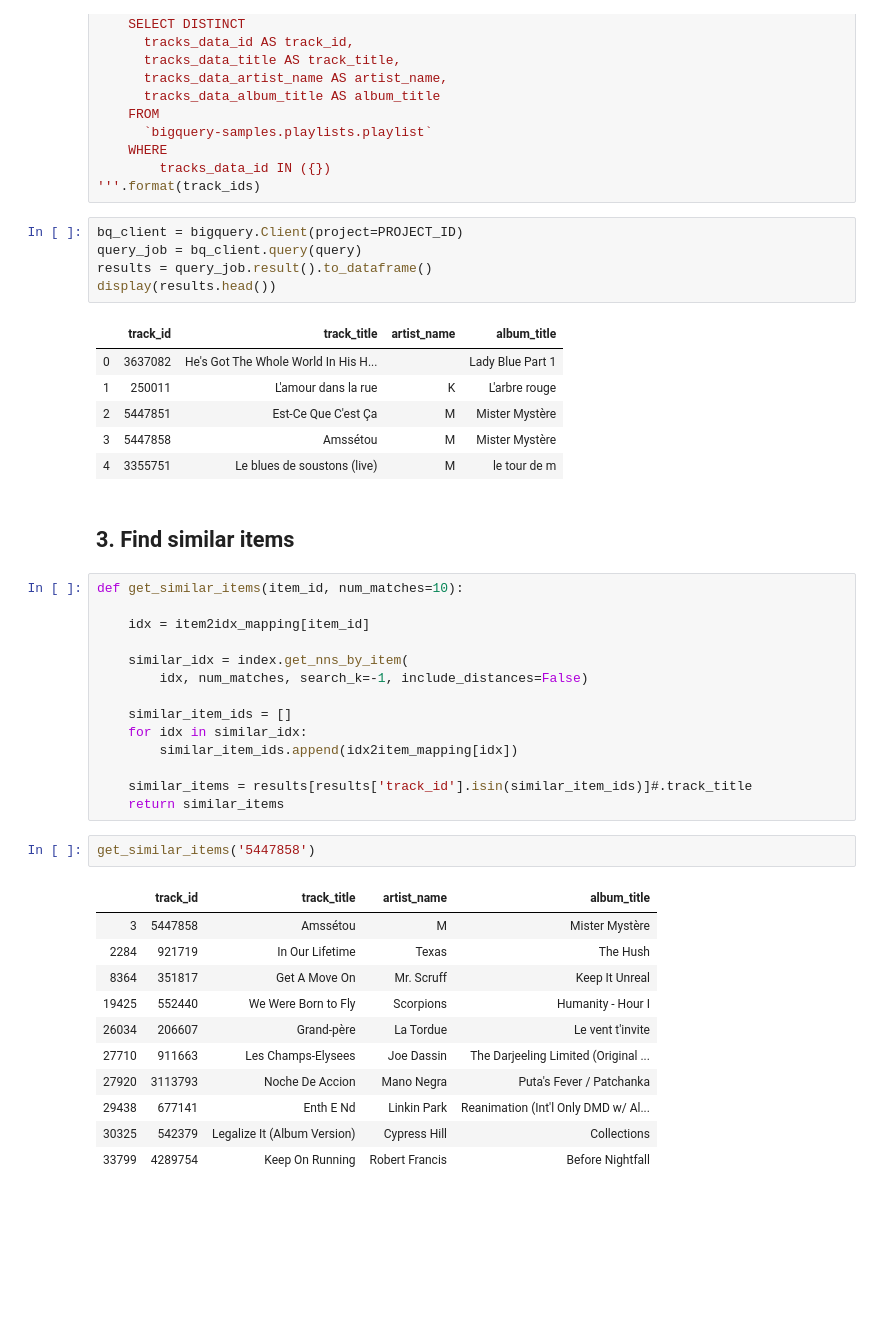
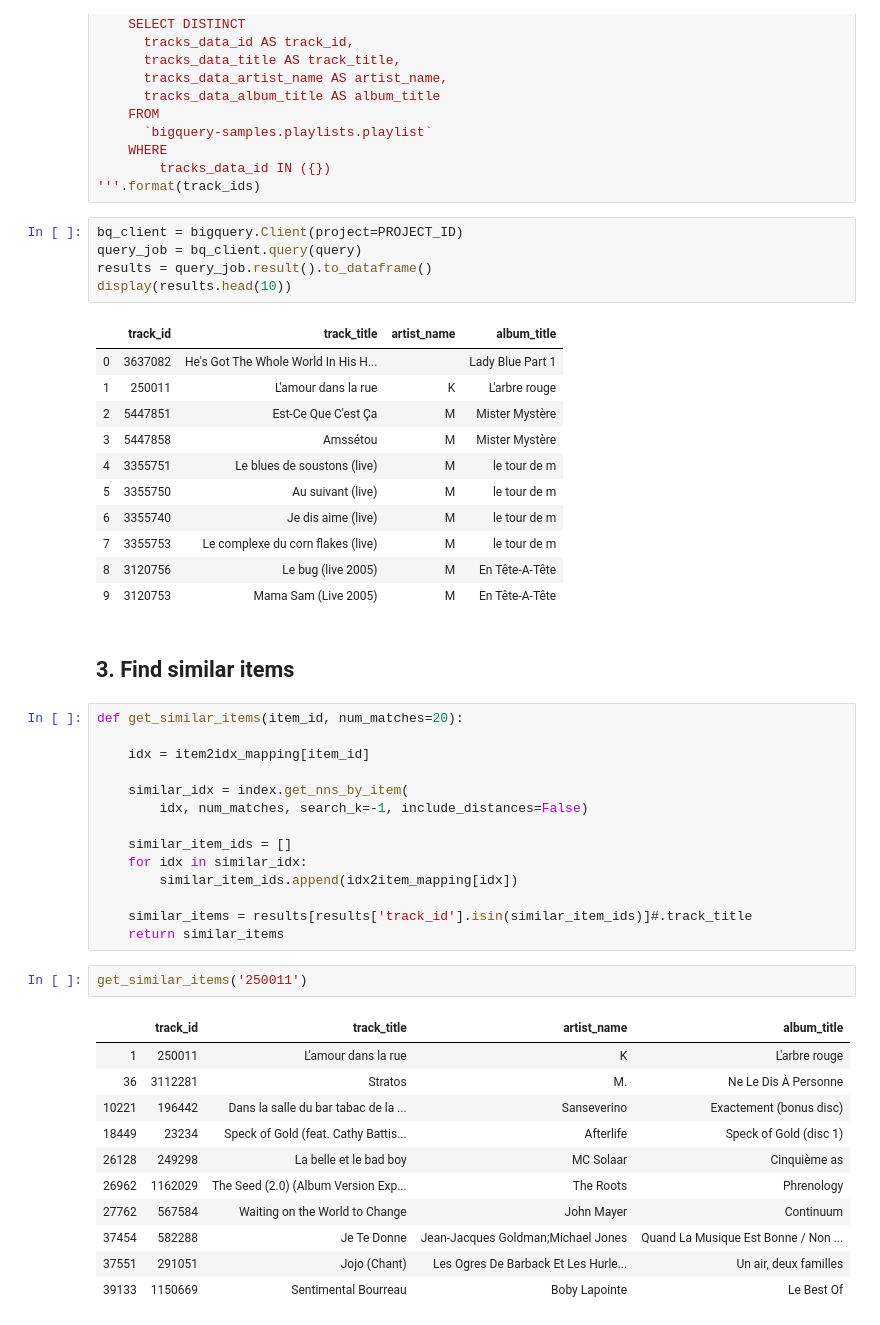
Before and after one commit to ksalama/data2cooc2emb2ann, a Jupyter notebook: track2ann/03-Building_an_Approximate_Nearest_Neighbours_Index.ipynb, the cells around one changed output. Saved outputs shown, nothing was run; the diff lists cells and outputs as text; blank space fills up the shorter version.

```diff
--- a/track2ann/03-Building_an_Approximate_Nearest_Neighbours_Index.ipynb
+++ b/track2ann/03-Building_an_Approximate_Nearest_Neighbours_Index.ipynb
@@ -89,7 +89,7 @@ query = '''
 bq_client = bigquery.Client(project=PROJECT_ID)
 query_job = bq_client.query(query)
 results = query_job.result().to_dataframe()
-display(results.head())
+display(results.head(10))
 # %% [output]
 |  | track_id | track_title | artist_name | album_title |
 | 0 | 3637082 | He's Got The Whole World In His H... |  | Lady Blue Part 1 |
@@ -97,10 +97,15 @@ display(results.head())
 | 2 | 5447851 | Est-Ce Que C'est Ça | M | Mister Mystère |
 | 3 | 5447858 | Amssétou | M | Mister Mystère |
 | 4 | 3355751 | Le blues de soustons (live) | M | le tour de m |
+| 5 | 3355750 | Au suivant (live) | M | le tour de m |
+| 6 | 3355740 | Je dis aime (live) | M | le tour de m |
+| 7 | 3355753 | Le complexe du corn flakes (live) | M | le tour de m |
+| 8 | 3120756 | Le bug (live 2005) | M | En Tête-A-Tête |
+| 9 | 3120753 | Mama Sam (Live 2005) | M | En Tête-A-Tête |
 # %% [markdown]
 ## 3. Find similar items
 # %%
-def get_similar_items(item_id, num_matches=10):
+def get_similar_items(item_id, num_matches=20):
 
     idx = item2idx_mapping[item_id]
 
@@ -114,16 +119,16 @@ def get_similar_items(item_id, num_matches=10):
     similar_items = results[results['track_id'].isin(similar_item_ids)]#.track_title
     return similar_items
 # %%
-get_similar_items('5447858')
+get_similar_items('250011')
 # %% [output]
 |  | track_id | track_title | artist_name | album_title |
-| 3 | 5447858 | Amssétou | M | Mister Mystère |
-| 2284 | 921719 | In Our Lifetime | Texas | The Hush |
-| 8364 | 351817 | Get A Move On | Mr. Scruff | Keep It Unreal |
-| 19425 | 552440 | We Were Born to Fly | Scorpions | Humanity - Hour I |
-| 26034 | 206607 | Grand-père | La Tordue | Le vent t'invite |
-| 27710 | 911663 | Les Champs-Elysees | Joe Dassin | The Darjeeling Limited (Original ... |
-| 27920 | 3113793 | Noche De Accion | Mano Negra | Puta's Fever / Patchanka |
-| 29438 | 677141 | Enth E Nd | Linkin Park | Reanimation (Int'l Only DMD w/ Al... |
-| 30325 | 542379 | Legalize It (Album Version) | Cypress Hill | Collections |
-| 33799 | 4289754 | Keep On Running | Robert Francis | Before Nightfall |
+| 1 | 250011 | L'amour dans la rue | K | L'arbre rouge |
+| 36 | 3112281 | Stratos | M. | Ne Le Dis À Personne |
+| 10221 | 196442 | Dans la salle du bar tabac de la ... | Sanseverino | Exactement (bonus disc) |
+| 18449 | 23234 | Speck of Gold (feat. Cathy Battis... | Afterlife | Speck of Gold (disc 1) |
+| 26128 | 249298 | La belle et le bad boy | MC Solaar | Cinquième as |
+| 26962 | 1162029 | The Seed (2.0) (Album Version Exp... | The Roots | Phrenology |
+| 27762 | 567584 | Waiting on the World to Change | John Mayer | Continuum |
+| 37454 | 582288 | Je Te Donne | Jean-Jacques Goldman;Michael Jones | Quand La Musique Est Bonne / Non ... |
+| 37551 | 291051 | Jojo (Chant) | Les Ogres De Barback Et Les Hurle... | Un air, deux familles |
+| 39133 | 1150669 | Sentimental Bourreau | Boby Lapointe | Le Best Of |
```
Also changed, not shown: 3 other files.
